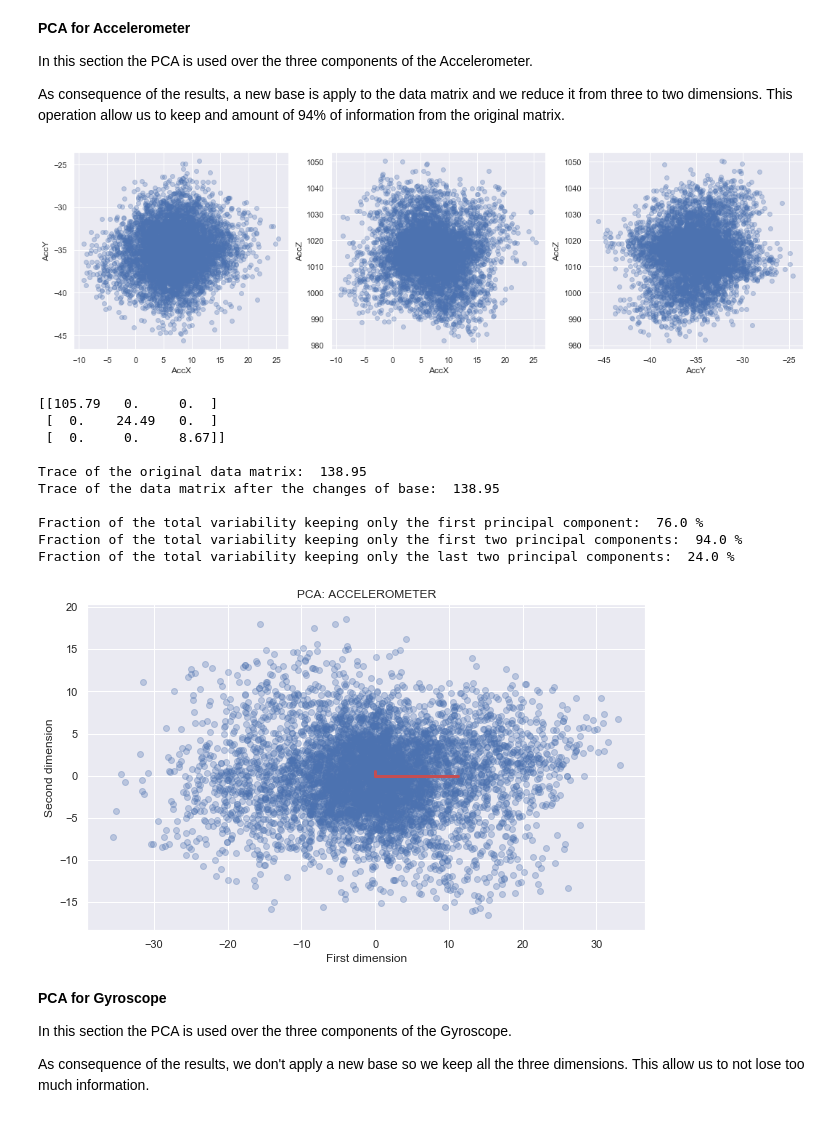
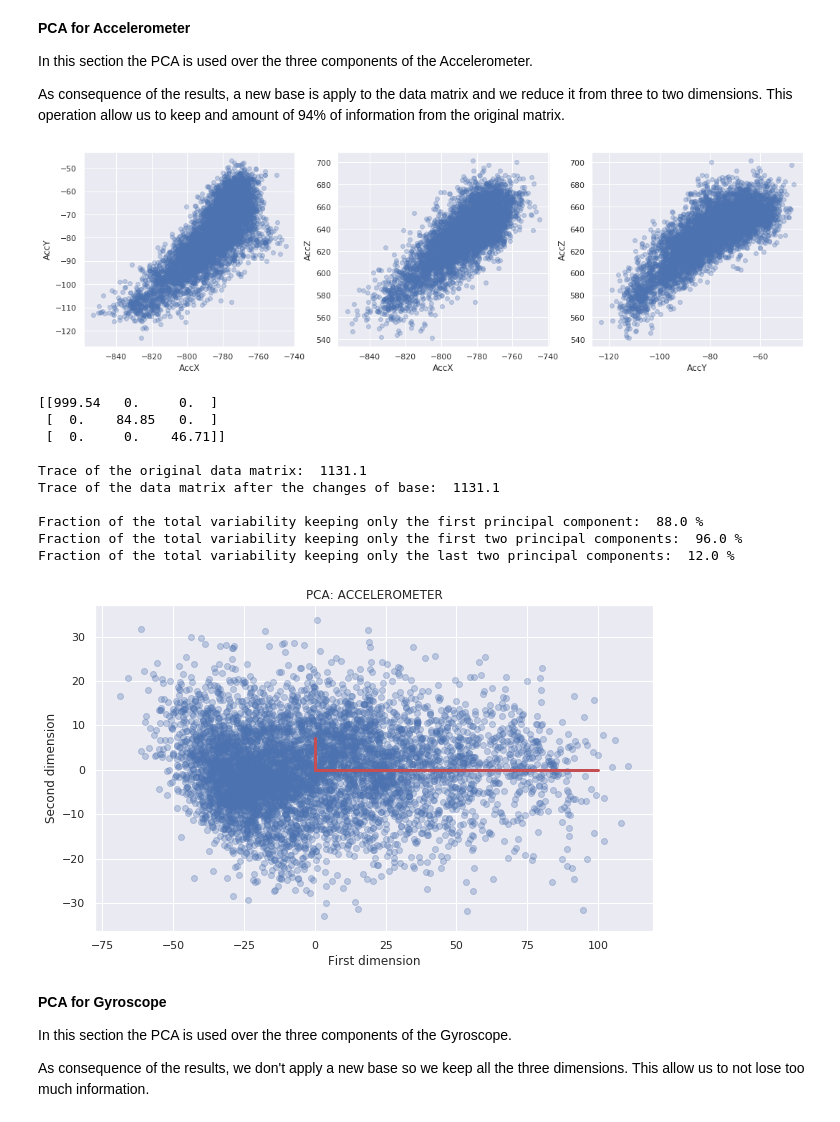
Before and after one commit to CrostaBot/HeartRateEstimation, a Jupyter notebook: BCG.ipynb, the cells around one changed output. Drawn from its saved outputs; the diff is of its cells as text; code cells hidden in the pictures.

```diff
--- a/BCG.ipynb
+++ b/BCG.ipynb
@@ -38,7 +38,7 @@ The selected data are then plotted. These are the three components of both the A
 1. Load the txt file and select only the columns you are interesting in, in order to do a complete data analysis (e.g. Log Freq, AccX, ... )
 # %%
 ###### IMPORT DATA #######
-file_name = "3_Subject_sitting_chair.txt"
+file_name = "4_Chest_sweater.txt"
 
 # creation of a DataFrame containing the whole dataset
 df_chair = pd.DataFrame(pd.read_csv(file_name, sep = "\t", header = 0))
@@ -222,16 +168,15 @@ axis[2].set_xlabel('AccY')
 axis[2].set_ylabel('AccZ')
 plt.show()
 # %% [output]
-[figure, old version]
+[figure, new version]
 # %%
 # compute the mean of X and subtract it to obtain a zero main matrix X
-X_acc = X_acc - X_acc.mean()
+avg = X_acc.mean()
+X_acc = X_acc - avg
 
 # calculate the eigenvalues and eigenvectors of the covariance matrix and compute the covarinace matrix of the new
 # matrix
 l, V = la.eig(np.cov(X_acc))
-#P = V.T
-#Cy = P.dot(np.cov(X_acc)).dot(P.T)
 Cy = np.diag(np.round(np.real(l),2))
 print(Cy, "\n")
 
@@ -239,44 +184,44 @@ print(Cy, "\n")
 # estimate if reduce dimensionality is convenient
 print("Trace of the original data matrix: " , np.round(np.cov(X_acc).trace(),2))
 print("Trace of the data matrix after the changes of base: ", np.round(Cy.trace(),2), "\n")
 
 print("Fraction of the total variability keeping only the first principal component: ", np.round(100*(Cy[0,0])/Cy.trace()),"%")
 print("Fraction of the total variability keeping only the first two principal components: ", np.round(100*(Cy[0,0]+Cy[1,1])/Cy.trace()),"%")
 print("Fraction of the total variability keeping only the last two principal components: ", np.round(100*(Cy[1,1]+Cy[2,2])/Cy.trace()),"%")
 
 # as consequence of the PCA technique keeping the two principal components for the Accelerometer is better
 
 P = V[:,0:2] #the eigenvectors are in the columns of V
 
 PCA_acc = P.T.dot(X_acc) # new data according to PCA result
 
 #Visualize the original data projected into the new space with the relative principal axis
 scale_factor = 0.001
 first_dim = PCA_acc[0] - PCA_acc[0].mean()
 second_dim = PCA_acc[1] - PCA_acc[1].mean()
 matplotlib.rcParams['mathtext.fontset'] = 'cm'
 matplotlib.rcParams['font.family'] = 'STIXGeneral'
 sns.set()
 plt.figure(figsize=(10,6))
 plt.scatter(first_dim, second_dim, alpha=0.3, c = 'b')
-plt.plot([0, scale_factor*l[0]*np.cov(PCA_acc)[0,0]], [0, scale_factor*l[0]*np.cov(PCA_acc)[1,0]], 'r', lw=3)
-plt.plot([0, scale_factor*l[1]*np.cov(PCA_acc)[0,1]], [0, scale_factor*l[1]*np.cov(PCA_acc)[1,1]], 'r', lw=3)
+plt.plot([0, 0.1*scale_factor*l[0]*np.cov(PCA_acc)[0,0]], [0, scale_factor*l[0]*np.cov(PCA_acc)[1,0]], 'r', lw=3)
+plt.plot([0, 0.1*scale_factor*l[1]*np.cov(PCA_acc)[0,1]], [0, scale_factor*l[1]*np.cov(PCA_acc)[1,1]], 'r', lw=3)
 plt.title('PCA: ACCELEROMETER')
 plt.xlabel('First dimension')
 plt.ylabel('Second dimension')
 plt.show()
 # %% [output]
-[[105.79   0.     0.  ]
- [  0.    24.49   0.  ]
- [  0.     0.     8.67]]
+[[999.54   0.     0.  ]
+ [  0.    84.85   0.  ]
+ [  0.     0.    46.71]]
 
-Trace of the original data matrix:  138.95
-Trace of the data matrix after the changes of base:  138.95
+Trace of the original data matrix:  1131.1
+Trace of the data matrix after the changes of base:  1131.1
 
-Fraction of the total variability keeping only the first principal component:  76.0 %
-Fraction of the total variability keeping only the first two principal components:  94.0 %
-Fraction of the total variability keeping only the last two principal components:  24.0 %
+Fraction of the total variability keeping only the first principal component:  88.0 %
+Fraction of the total variability keeping only the first two principal components:  96.0 %
+Fraction of the total variability keeping only the last two principal components:  12.0 %
-[figure, old version]
+[figure, new version]
 # %% [markdown]
 **PCA for Gyroscope**
 
```
Also changed, not shown: parts of 16 cells of this notebook, 1 other file.
